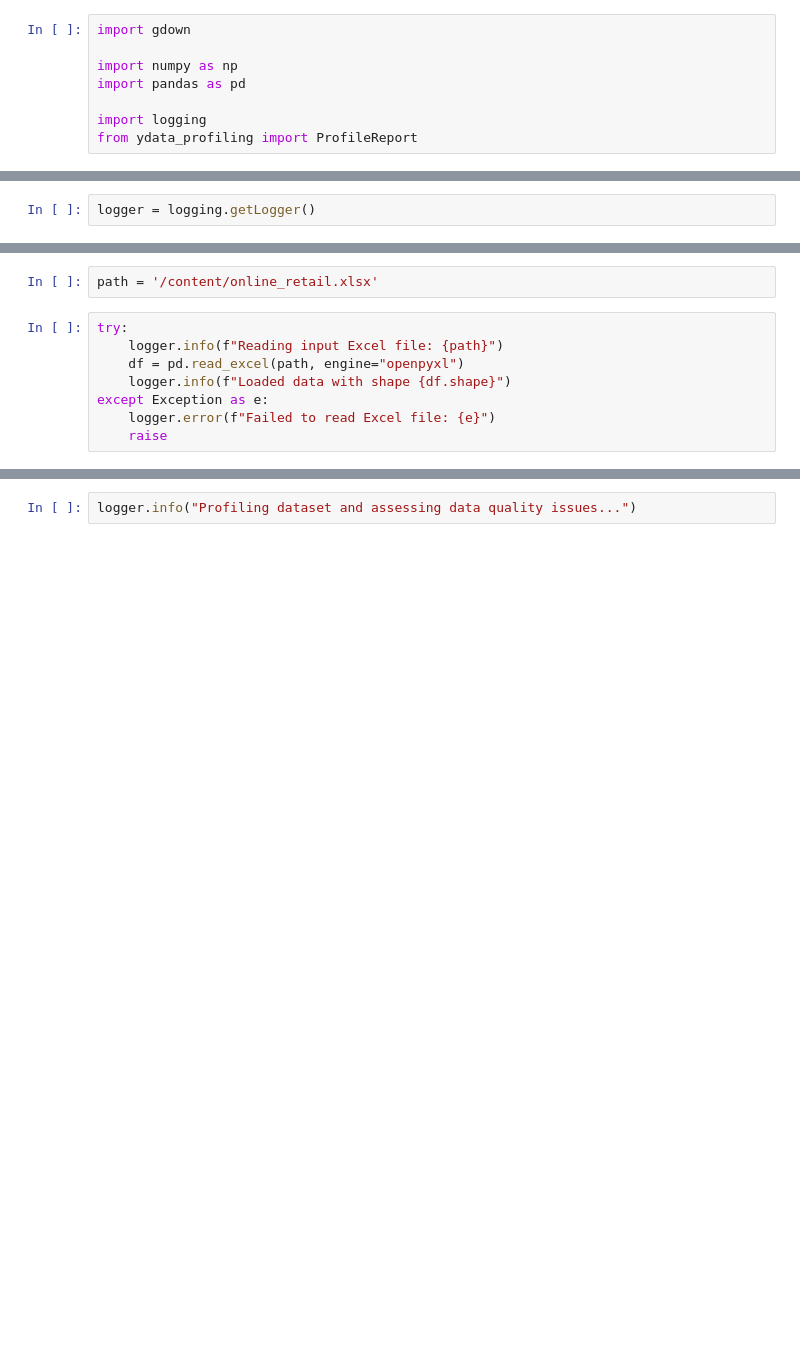
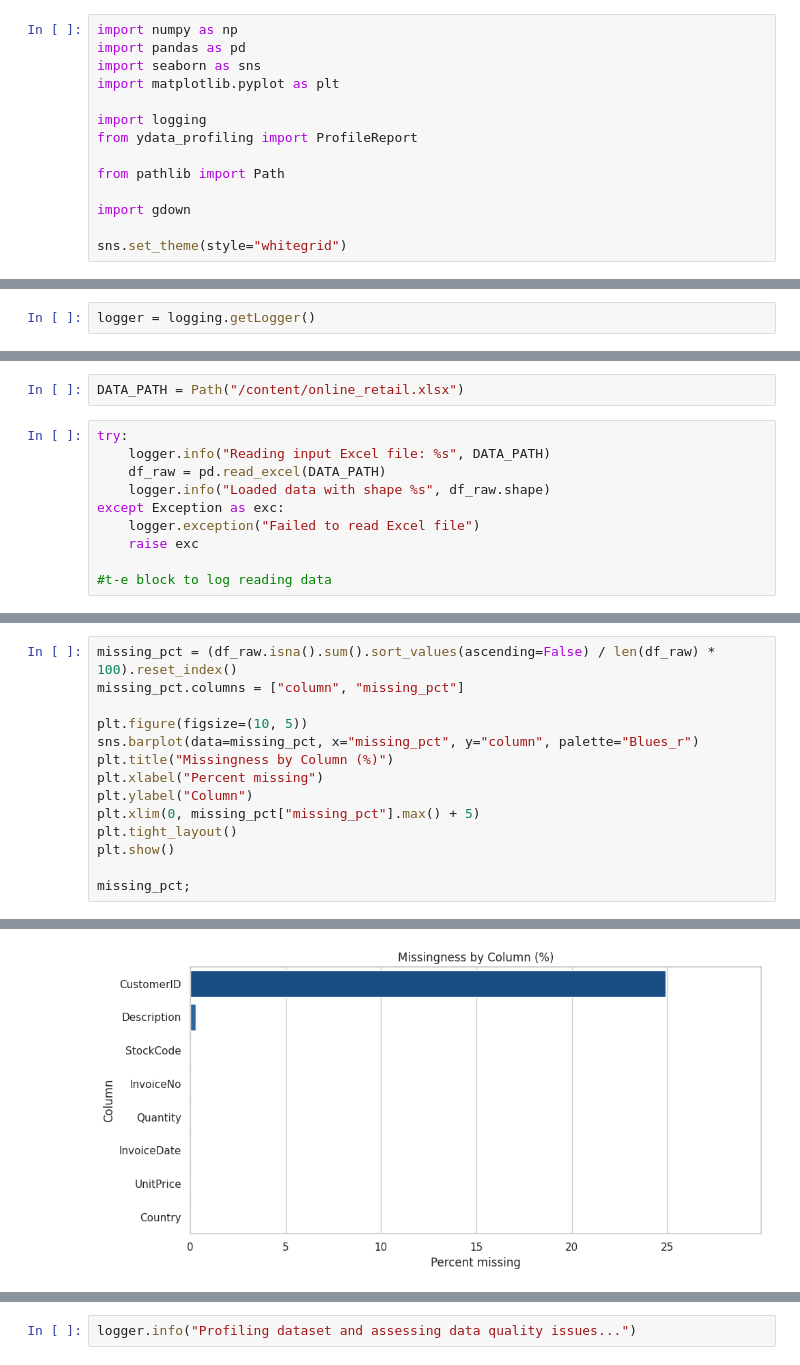
Before and after one commit to xChrisMo/retail-pipeline, a Jupyter notebook: Assessment.ipynb, the cells around one changed output, grey strips where cells are left out. Saved outputs shown, nothing was run; the diff lists cells and outputs as text; blank space fills up the shorter version.

```diff
--- a/Assessment.ipynb
+++ b/Assessment.ipynb
@@ -7,11 +32,17 @@ pip install -qqq gdown ydata-profiling
 # %%
-import gdown
-
 import numpy as np
 import pandas as pd
+import seaborn as sns
+import matplotlib.pyplot as plt
 
 import logging
 from ydata_profiling import ProfileReport
+
+from pathlib import Path
+
+import gdown
+
+sns.set_theme(style="whitegrid")
 # %%
 logging.basicConfig(
     level=logging.INFO,
@@ -25,10 +60,12 @@ logger = logging.getLogger()
 # %%
-path = '/content/online_retail.xlsx'
+DATA_PATH = Path("/content/online_retail.xlsx")
 # %%
 try:
-    logger.info(f"Reading input Excel file: {path}")
-    df = pd.read_excel(path, engine="openpyxl")
-    logger.info(f"Loaded data with shape {df.shape}")
-except Exception as e:
-    logger.error(f"Failed to read Excel file: {e}")
-    raise
+    logger.info("Reading input Excel file: %s", DATA_PATH)
+    df_raw = pd.read_excel(DATA_PATH)
+    logger.info("Loaded data with shape %s", df_raw.shape)
+except Exception as exc:
+    logger.exception("Failed to read Excel file")
+    raise exc
+
+#t-e block to log reading data
@@ -34,0 +123,15 @@ except Exception as e:
+# %%
+missing_pct = (df_raw.isna().sum().sort_values(ascending=False) / len(df_raw) * 100).reset_index()
+missing_pct.columns = ["column", "missing_pct"]
+
+plt.figure(figsize=(10, 5))
+sns.barplot(data=missing_pct, x="missing_pct", y="column", palette="Blues_r")
+plt.title("Missingness by Column (%)")
+plt.xlabel("Percent missing")
+plt.ylabel("Column")
+plt.xlim(0, missing_pct["missing_pct"].max() + 5)
+plt.tight_layout()
+plt.show()
+
+missing_pct;
+# %% [output]
@@ -34,0 +141 @@ except Exception as e:
+[figure, added]
```
Also changed, not shown: parts of 52 cells of this notebook, 10 other files.
